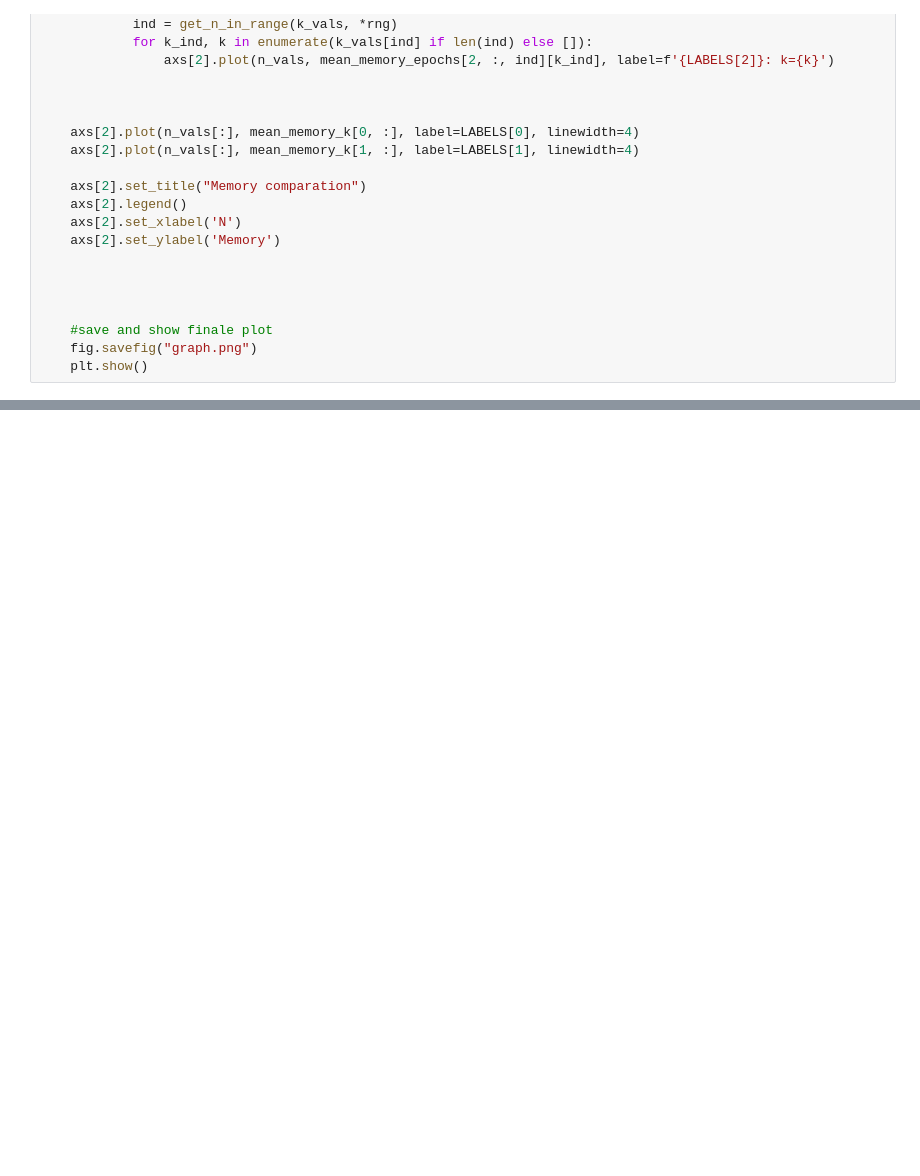
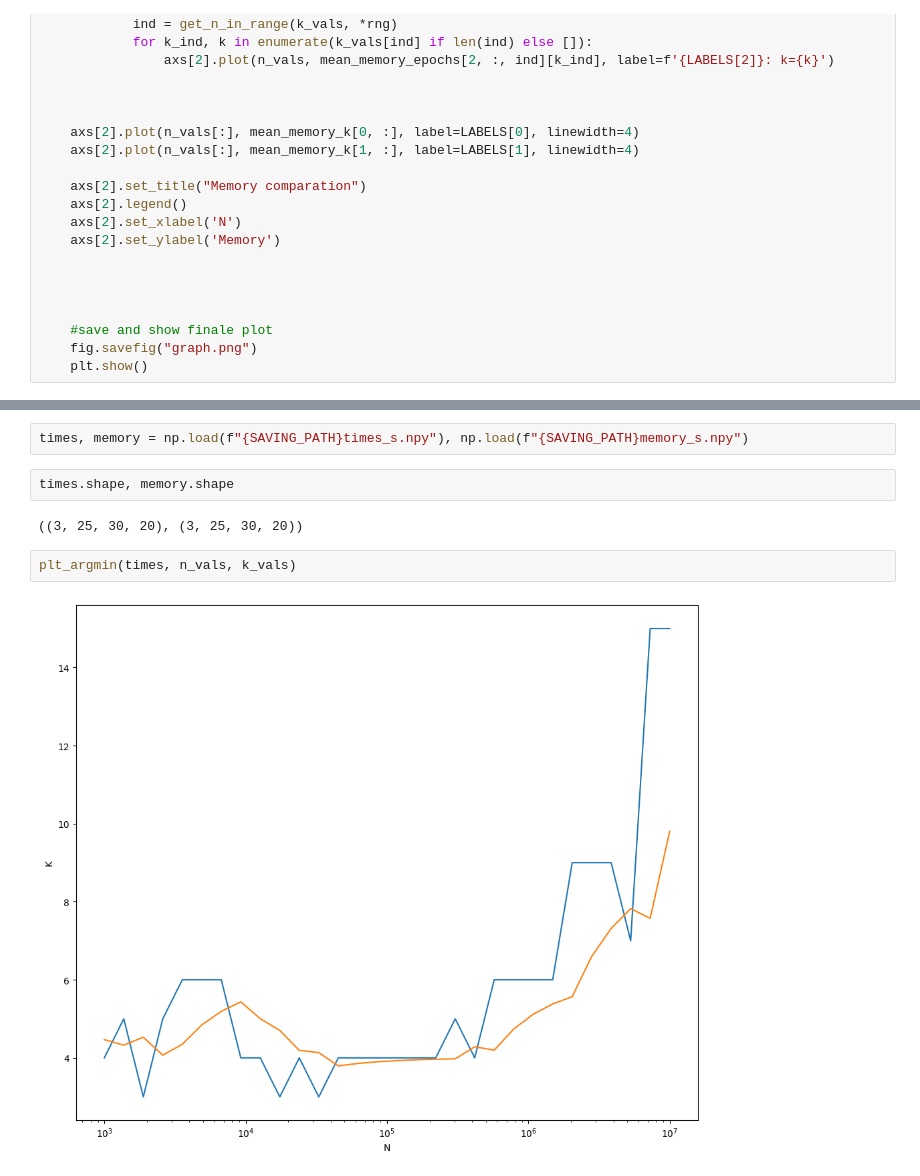
Before and after one commit to AndrewOvvv/SplittedSegTree, a Jupyter notebook: SplittedSegTree.ipynb, the cells around one changed output, grey strips where cells are left out. Cells and saved outputs as stored; diff of their text form; blank space fills up the shorter version.

```diff
--- a/SplittedSegTree.ipynb
+++ b/SplittedSegTree.ipynb
@@ -162,0 +201,10 @@ plot(n_vals, k_vals, times, memory)
+# %%
+times, memory = np.load(f"{SAVING_PATH}times_s.npy"), np.load(f"{SAVING_PATH}memory_s.npy")
+# %%
+times.shape, memory.shape
+# %% [output]
+((3, 25, 30, 20), (3, 25, 30, 20))
+# %%
+plt_argmin(times, n_vals, k_vals)
+# %% [output]
+[figure, added]
```
Also changed, not shown: parts of 10 cells of this notebook, 2 other files.
